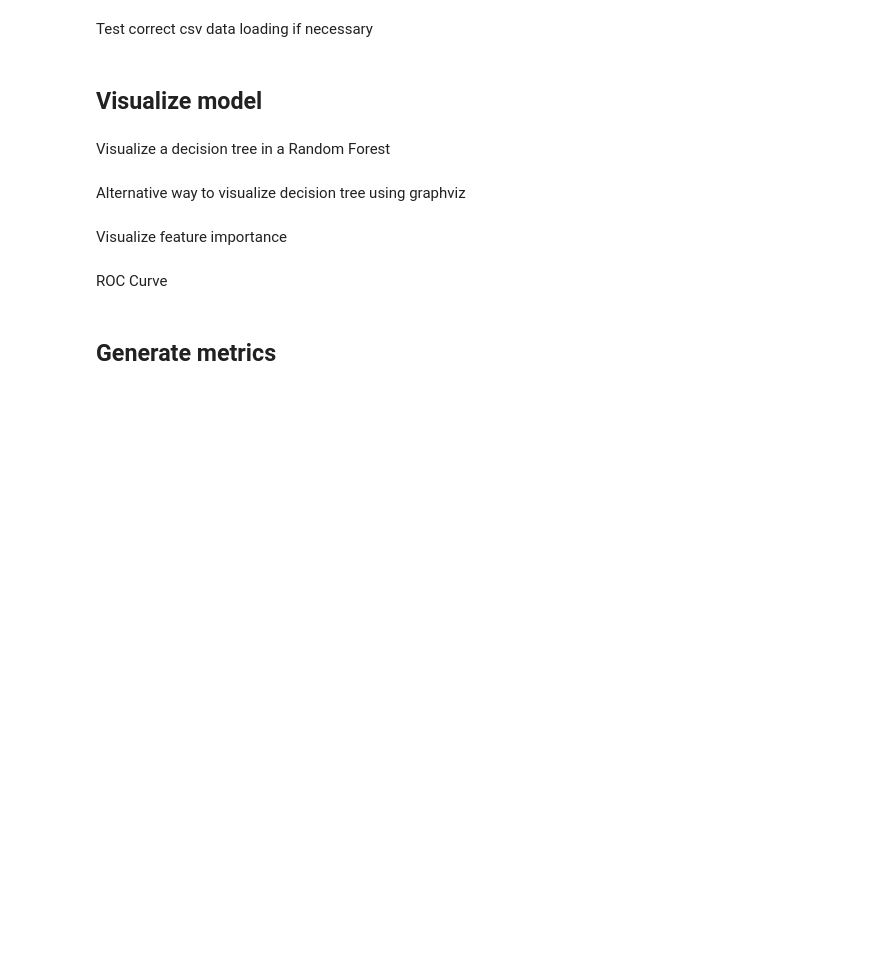
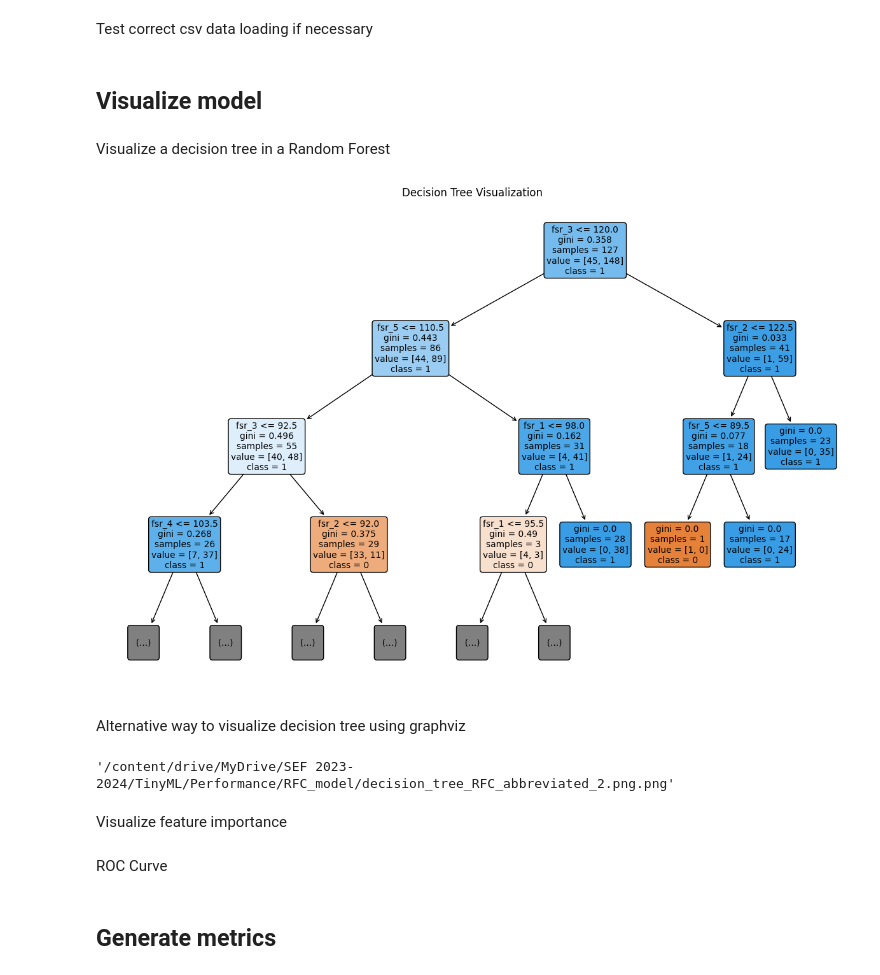
Before and after one commit to ZainaHweij/csdiagnostic, a Jupyter notebook: RFC_Model_Algorithm.ipynb, the cells around one changed output. Drawn from its saved outputs; the diff is of its cells as text; code cells hidden in the pictures; blank space fills up the shorter version.

Commit message:
clipped decision tree depth in visual

```diff
--- a/RFC_Model_Algorithm.ipynb
+++ b/RFC_Model_Algorithm.ipynb
@@ -61,22 +61,24 @@ Visualize a decision tree in a Random Forest
 # %%
 from sklearn.tree import plot_tree
 import matplotlib.pyplot as plt
 
 # You can pick a tree, e.g., the first one (index 0)
 tree_to_visualize = clf.estimators_[0]
 
 # Convert class names to strings
 class_names_str = [str(class_name) for class_name in clf.classes_]
 
 # Plot the tree
 plt.figure(figsize=(15, 10))
-plot_tree(tree_to_visualize, filled=True, feature_names=X.columns, class_names=class_names_str, rounded=True)
+plot_tree(tree_to_visualize, filled=True, feature_names=X.columns, class_names=class_names_str, rounded=True, max_depth=3)
 plt.title("Decision Tree Visualization")
 
-save_path = '/content/drive/MyDrive/SEF 2023-2024/TinyML/Performance/RFC_model/decision_tree_RFC.png'
+save_path = '/content/drive/MyDrive/SEF 2023-2024/TinyML/Performance/RFC_model/decision_tree_RFC_abbreviated.png'
 plt.savefig(save_path)
 
 plt.show()
+# %% [output]
+[figure, added]
 # %% [markdown]
 Alternative way to visualize decision tree using graphviz
 # %%
@@ -90,12 +92,19 @@ tree = clf.estimators_[0]
 dot_data = export_graphviz(tree, out_file=None,
                            feature_names=X.columns.tolist(),
                            class_names=y.unique().astype(str),
-                           filled=True, rounded=True, special_characters=True)
+                           filled=True, rounded=True, special_characters=True, max_depth=3)
 
 # Draw graph
 graph = graphviz.Source(dot_data, format="png")
-graph.render("decision_tree")  # Save the image as 'decision_tree.png'
-graph
+
+# Save the image
+save_path = '/content/drive/MyDrive/SEF 2023-2024/TinyML/Performance/RFC_model/decision_tree_RFC_abbreviated_2.png'
+graph.render(save_path, format='png', cleanup=True)
+
+# Display the graph (optional)
+graph.view()
+# %% [output]
+'/content/drive/MyDrive/SEF 2023-2024/TinyML/Performance/RFC_model/decision_tree_RFC_abbreviated_2.png.png'
 # %% [markdown]
 Visualize feature importance
 # %%
```
